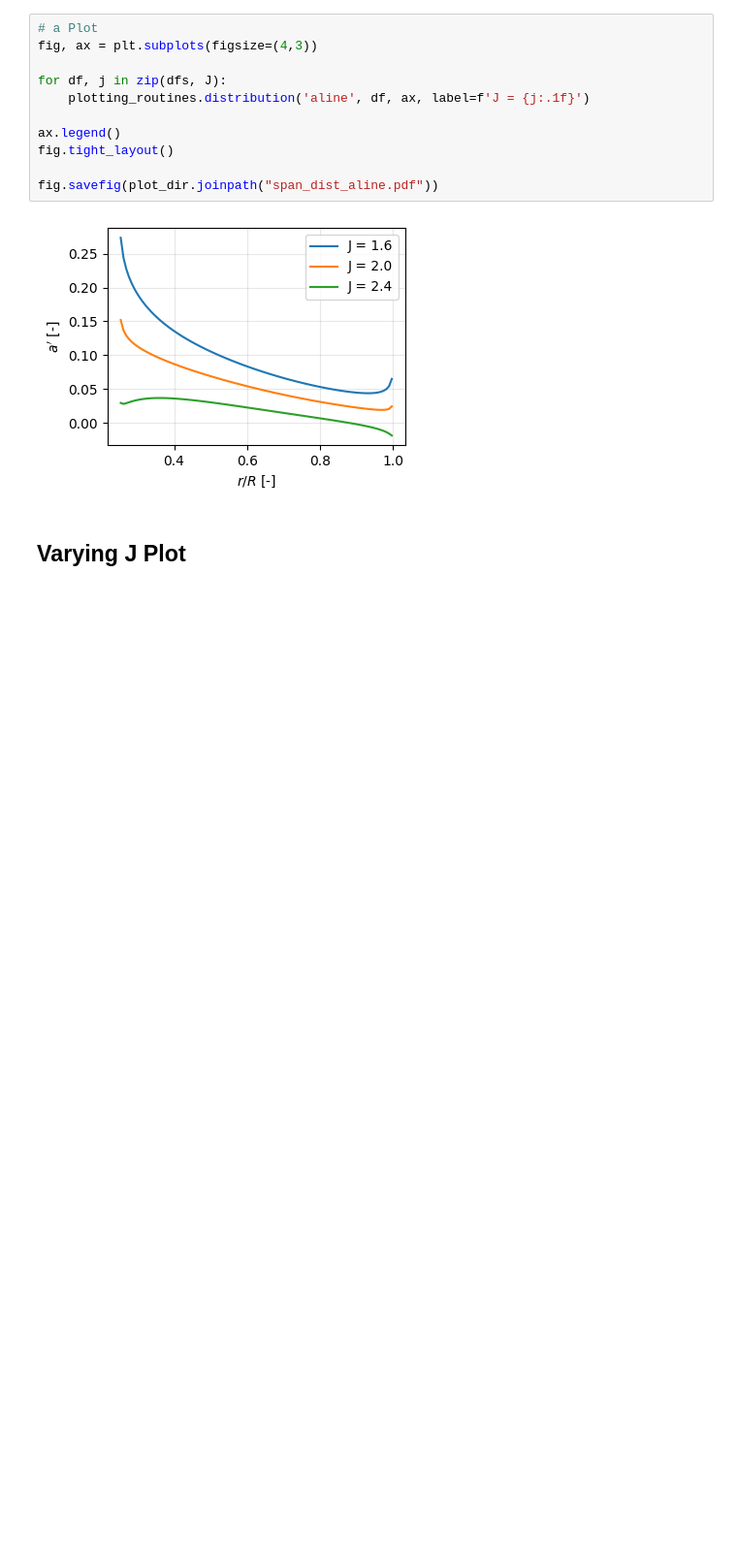
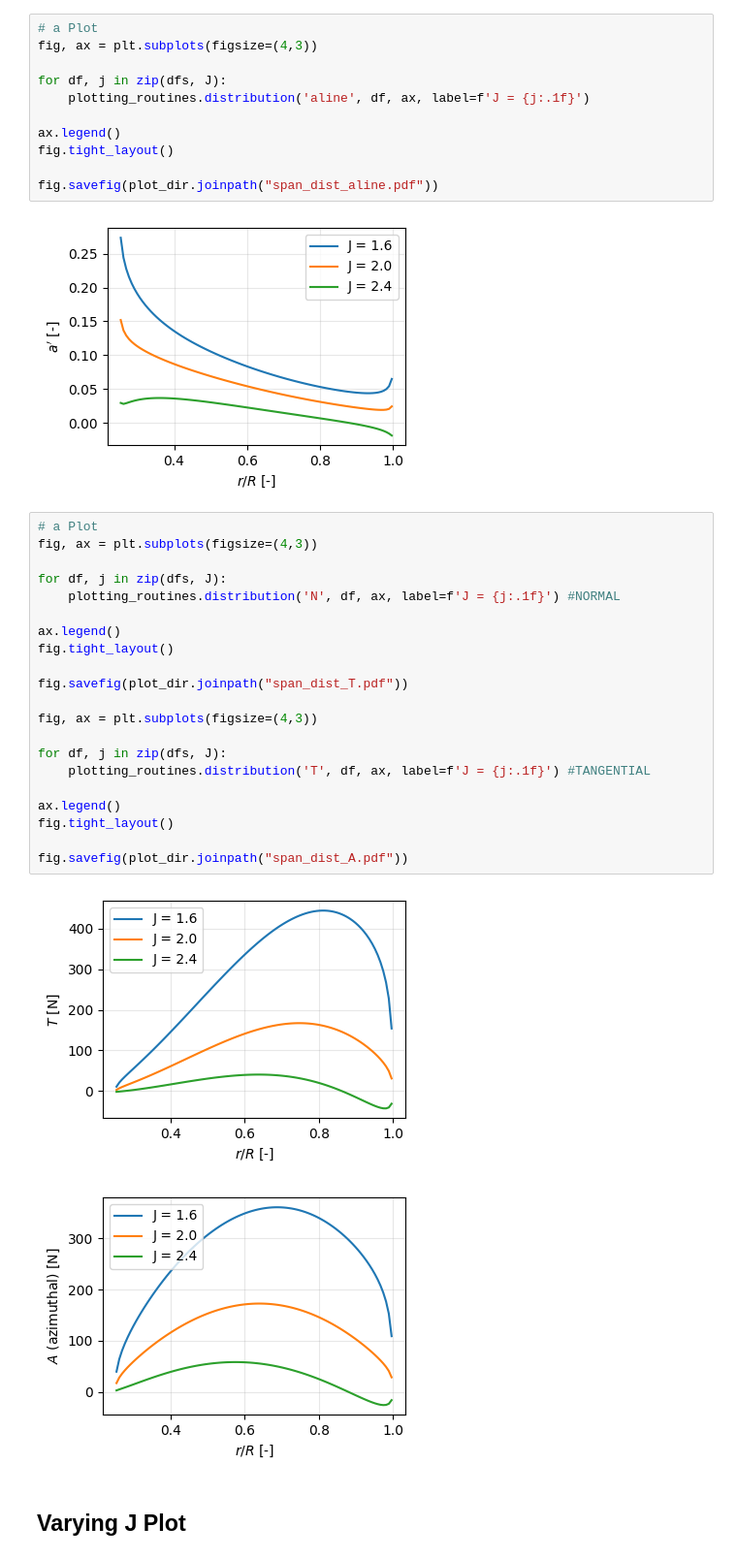
Before and after one commit to NeoStellarator/AE4135_assignments, a Jupyter notebook: 1_BEM/plotting_sandbox.ipynb, the cells around one changed output. Shown at 97% size. Saved outputs shown, nothing was run; the diff lists cells and outputs as text; blank space fills up the shorter version.

```diff
--- a/1_BEM/plotting_sandbox.ipynb
+++ b/1_BEM/plotting_sandbox.ipynb
@@ -166,6 +166,30 @@ fig.tight_layout()
 fig.savefig(plot_dir.joinpath("span_dist_aline.pdf"))
 # %% [output]
 [figure]
+# %%
+# a Plot
+fig, ax = plt.subplots(figsize=(4,3))
+
+for df, j in zip(dfs, J):
+    plotting_routines.distribution('N', df, ax, label=f'J = {j:.1f}') #NORMAL
+
+ax.legend()
+fig.tight_layout()
+
+fig.savefig(plot_dir.joinpath("span_dist_T.pdf"))
+
+fig, ax = plt.subplots(figsize=(4,3))
+
+for df, j in zip(dfs, J):
+    plotting_routines.distribution('T', df, ax, label=f'J = {j:.1f}') #TANGENTIAL
+
+ax.legend()
+fig.tight_layout()
+
+fig.savefig(plot_dir.joinpath("span_dist_A.pdf"))
+# %% [output]
+[figure, added]
+[figure, added]
 # %% [markdown]
 ## Varying J Plot
 # %%
```
Also changed, not shown: parts of 3 cells of this notebook, 17 other files.
